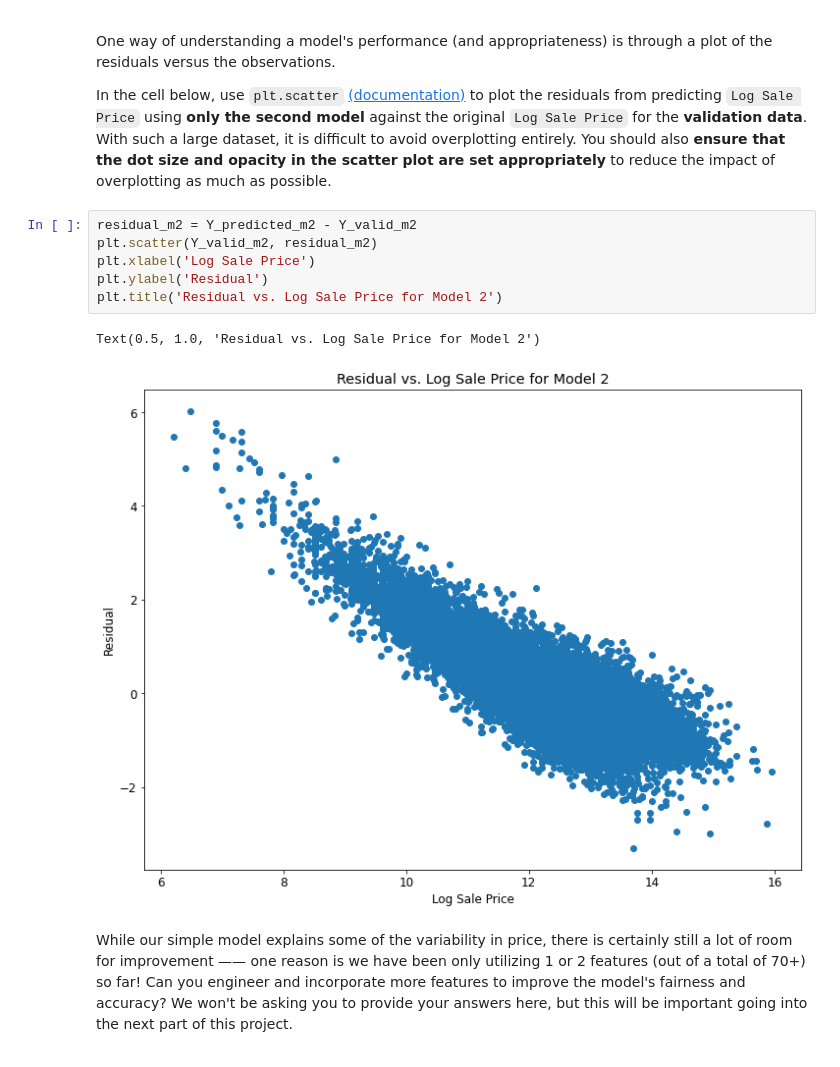
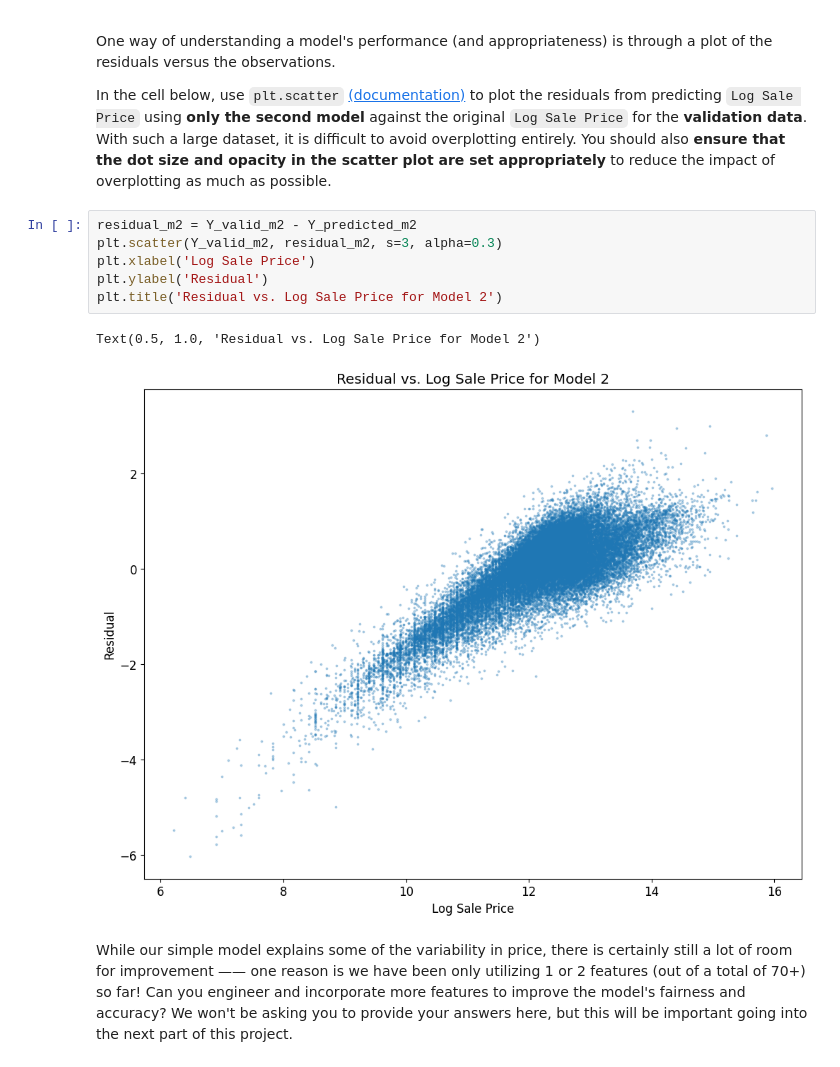
Before and after one commit to Alan-Heoooh/STAT471, a Jupyter notebook: Project/proj.ipynb, the cells around one changed output. Cells and saved outputs as stored; diff of their text form.

```diff
--- a/Project/proj.ipynb
+++ b/Project/proj.ipynb
@@ -1019,14 +1019,14 @@ One way of understanding a model's performance (and appropriateness) is through
 
 In the cell below, use `plt.scatter` [(documentation)](https://matplotlib.org/stable/api/_as_gen/matplotlib.pyplot.scatter.html) to plot the residuals from predicting `Log Sale Price` using **only the second model** against the original `Log Sale Price` for the **validation data**. With such a large dataset, it is difficult to avoid overplotting entirely. You should also **ensure that the dot size and opacity in the scatter plot are set appropriately** to reduce the impact of overplotting as much as possible.
 # %%
-residual_m2 = Y_predicted_m2 - Y_valid_m2
-plt.scatter(Y_valid_m2, residual_m2)
+residual_m2 = Y_valid_m2 - Y_predicted_m2
+plt.scatter(Y_valid_m2, residual_m2, s=3, alpha=0.3)
 plt.xlabel('Log Sale Price')
 plt.ylabel('Residual')
 plt.title('Residual vs. Log Sale Price for Model 2')
 # %% [output]
 Text(0.5, 1.0, 'Residual vs. Log Sale Price for Model 2')
-[figure, old version]
+[figure, new version]
 # %% [markdown]
 While our simple model explains some of the variability in price, there is certainly still a lot of room for improvement —— one reason is we have been only utilizing 1 or 2 features (out of a total of 70+) so far! Can you engineer and incorporate more features to improve the model's fairness and accuracy? We won't be asking you to provide your answers here, but this will be important going into the next part of this project.
 # %% [markdown]
```
Also changed, not shown: parts of 22 cells of this notebook, 16 other files.
